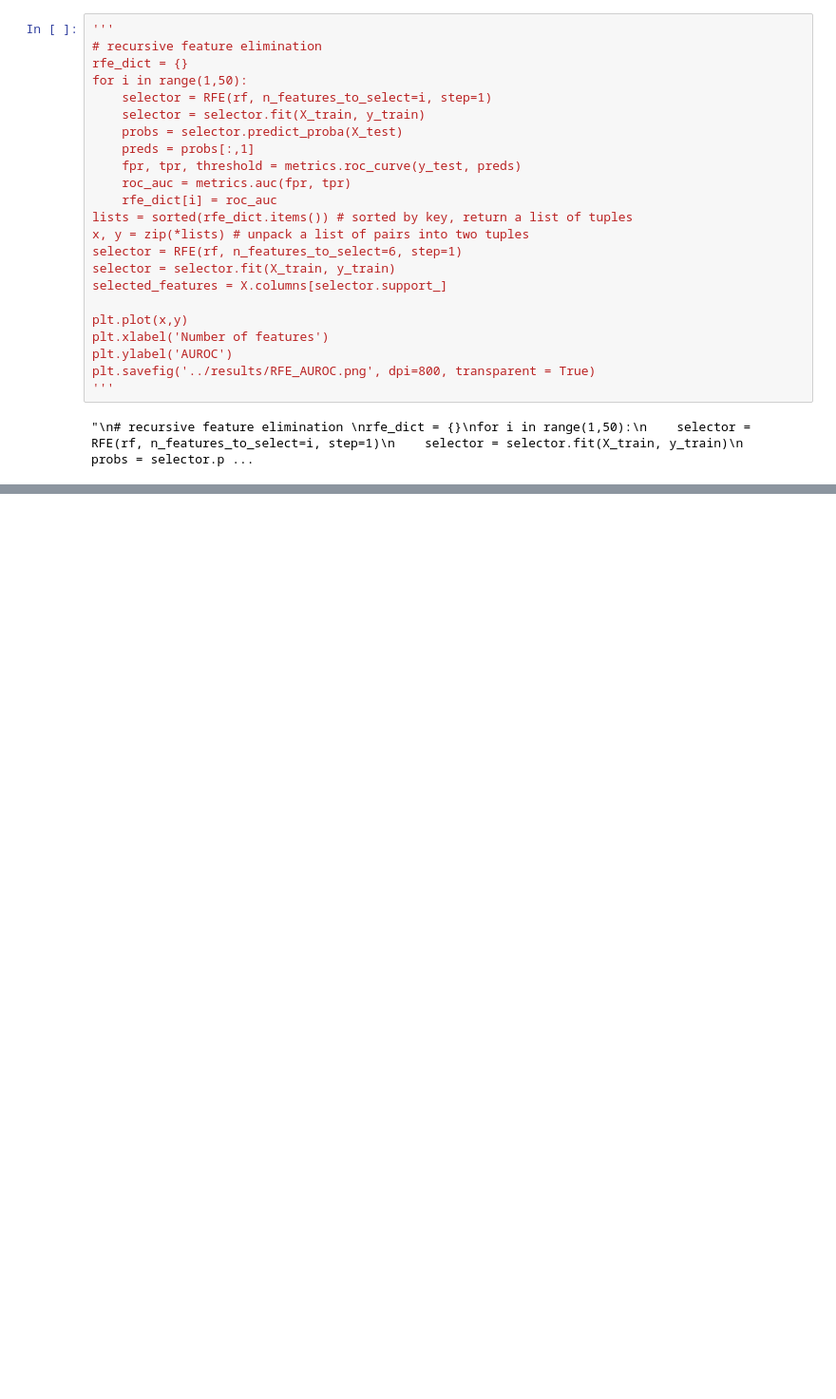
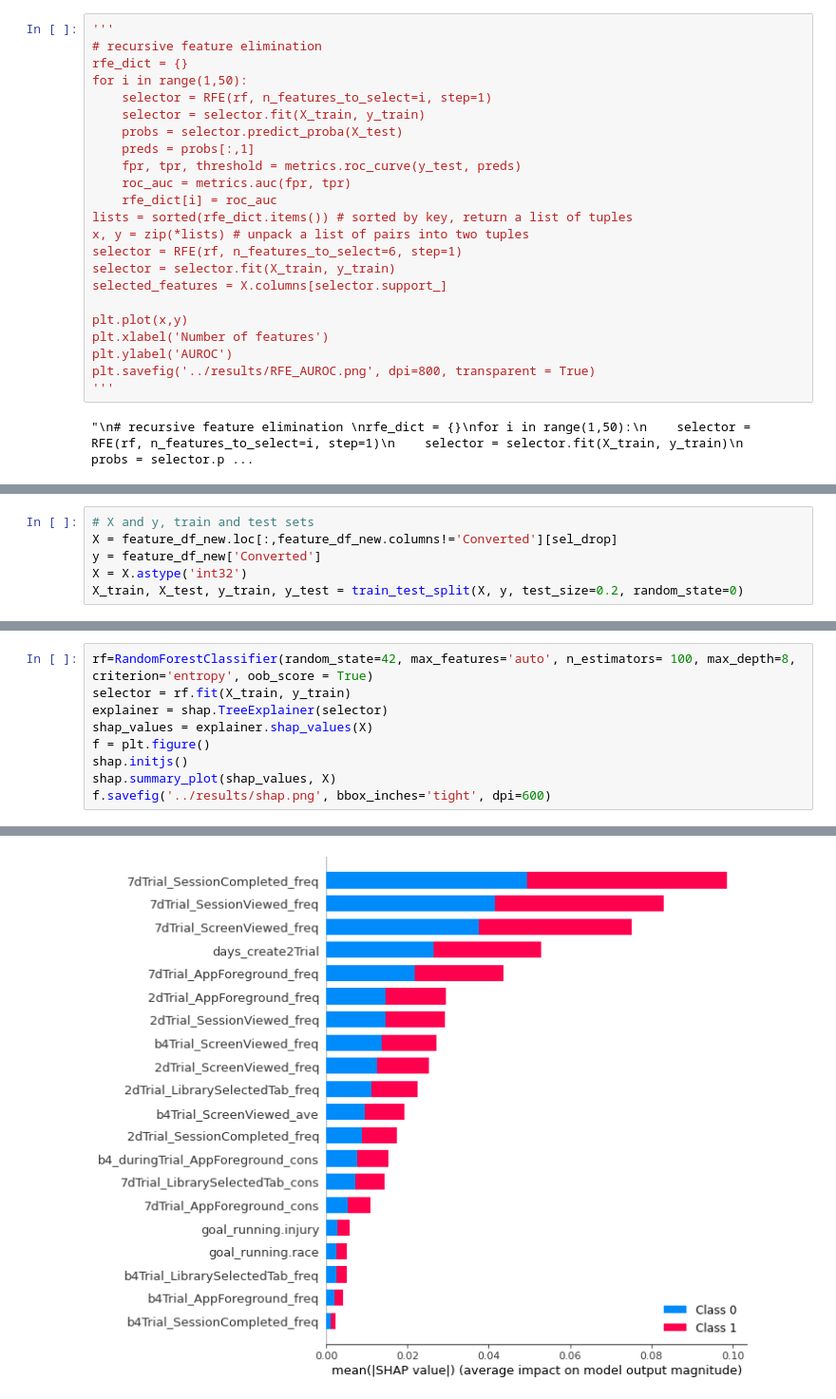
Before and after one commit to mpham93/Keep_Running, a Jupyter notebook: notebooks/Trial_Users.ipynb, the cells around one changed output, grey strips where cells are left out. Shown at 95% size. Saved outputs shown, nothing was run; the diff lists cells and outputs as text; blank space fills up the shorter version.

```diff
--- a/notebooks/Trial_Users.ipynb
+++ b/notebooks/Trial_Users.ipynb
@@ -397,0 +356,6 @@ y_test[y_test == False].shape
+# %%
+# X and y, train and test sets
+X = feature_df_new.loc[:,feature_df_new.columns!='Converted'][sel_drop]
+y = feature_df_new['Converted']
+X = X.astype('int32')
+X_train, X_test, y_train, y_test = train_test_split(X, y, test_size=0.2, random_state=0)
@@ -397,0 +423,10 @@ y_test[y_test == False].shape
+# %%
+rf=RandomForestClassifier(random_state=42, max_features='auto', n_estimators= 100, max_depth=8, criterion='entropy', oob_score = True)
+selector = rf.fit(X_train, y_train)
+explainer = shap.TreeExplainer(selector)
+shap_values = explainer.shap_values(X)
+f = plt.figure()
+shap.initjs()
+shap.summary_plot(shap_values, X)
+f.savefig('../results/shap.png', bbox_inches='tight', dpi=600)
+# %% [output]
@@ -397,0 +434 @@ y_test[y_test == False].shape
+[figure, added]
```
Also changed, not shown: parts of 28 cells of this notebook, 1 other file.
